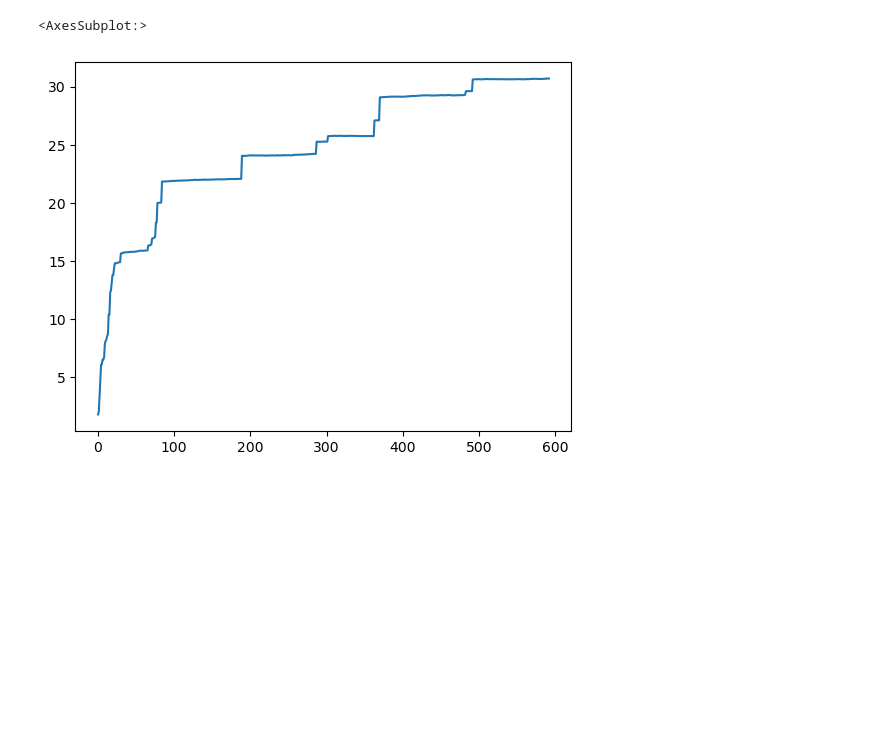
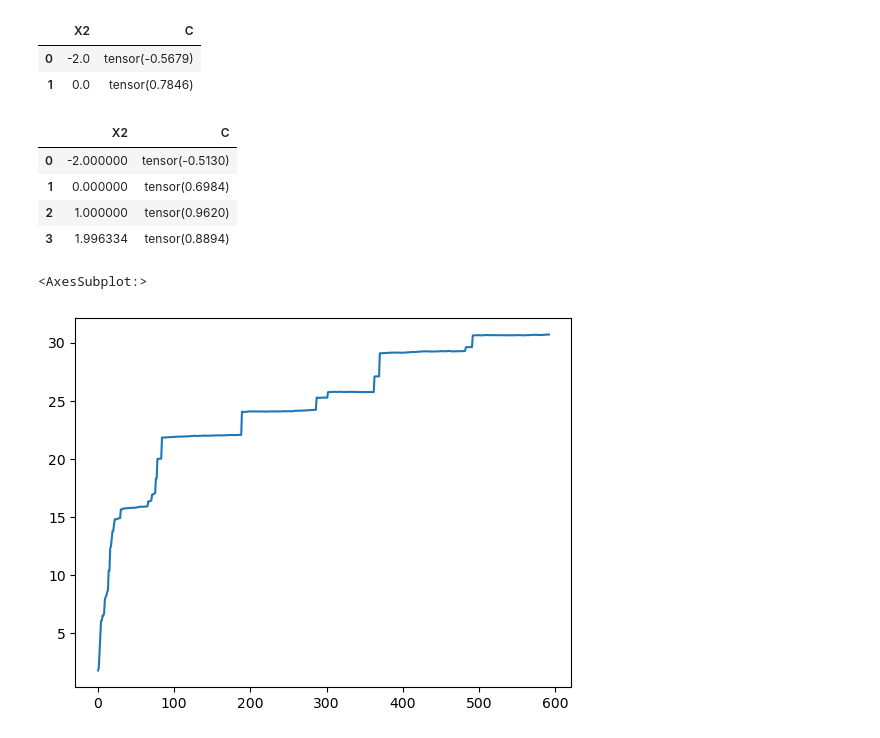
Before and after one commit to VahanArsenian/POMPSBO, a Jupyter notebook: notebooks/pomps_adapted.ipynb, the cells around one changed output. Drawn from its saved outputs; the diff is of its cells as text; code cells hidden in the pictures; blank space fills up the shorter version.

Commit message:
Initial experiments

```diff
--- a/notebooks/pomps_adapted.ipynb
+++ b/notebooks/pomps_adapted.ipynb
@@ -6,5 +9,5 @@ import pandas as pd
 # %%
 smoke_test = False
-n_iter = 1000
+n_iter = 400
 exp = POMPSExperiment(fcm, {"X1", "X2"}, {"C"}, domain, "Y", [MixedPolicyScope(set())],
-                          n_iter=16 if smoke_test else n_iter)
+                          n_iter=16 if smoke_test else n_iter, debug=True, experiment_name='test')
@@ -16,3 +38,17 @@ KeyboardInterrupt:
+# %%
+exp.pomps_active[0][1].functional.optimizer.X
+# %% [output]
+|  | X2 | C |
+| 0 | -2.0 | tensor(-0.5679) |
+| 1 | 0.0 | tensor(0.7846) |
+# %%
+exp.pomps_active[1][1].functional.optimizer.X
+# %% [output]
+|  | X2 | C |
+| 0 | -2.000000 | tensor(-0.5130) |
+| 1 | 0.000000 | tensor(0.6984) |
+| 2 | 1.000000 | tensor(0.9620) |
+| 3 | 1.996334 | tensor(0.8894) |
 # %%
 df = pd.DataFrame(exp._POMPSExperiment__results_store).reset_index()
 df = df.sort_values("index")
```
Also changed, not shown: parts of 3 cells of this notebook, 10 other files.
